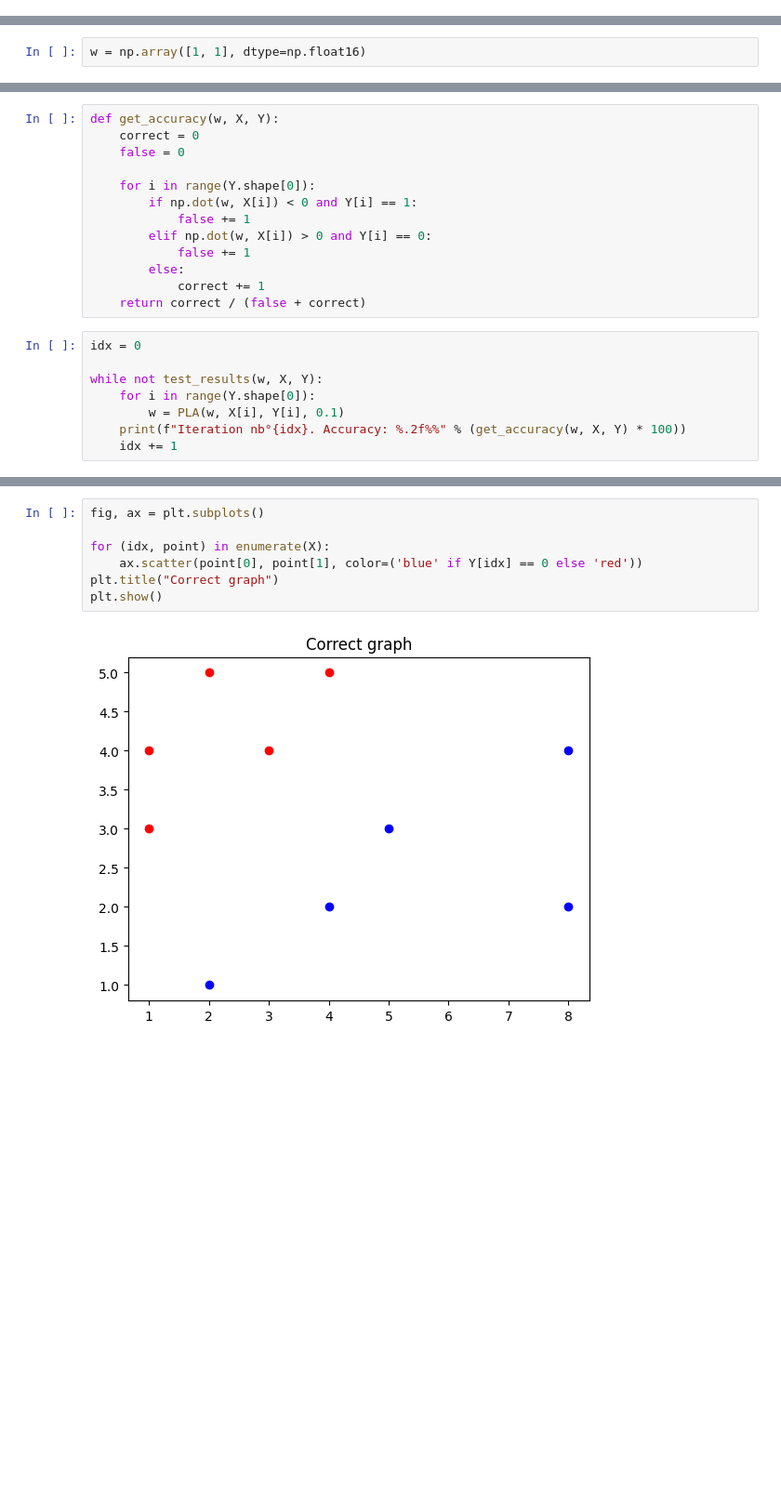
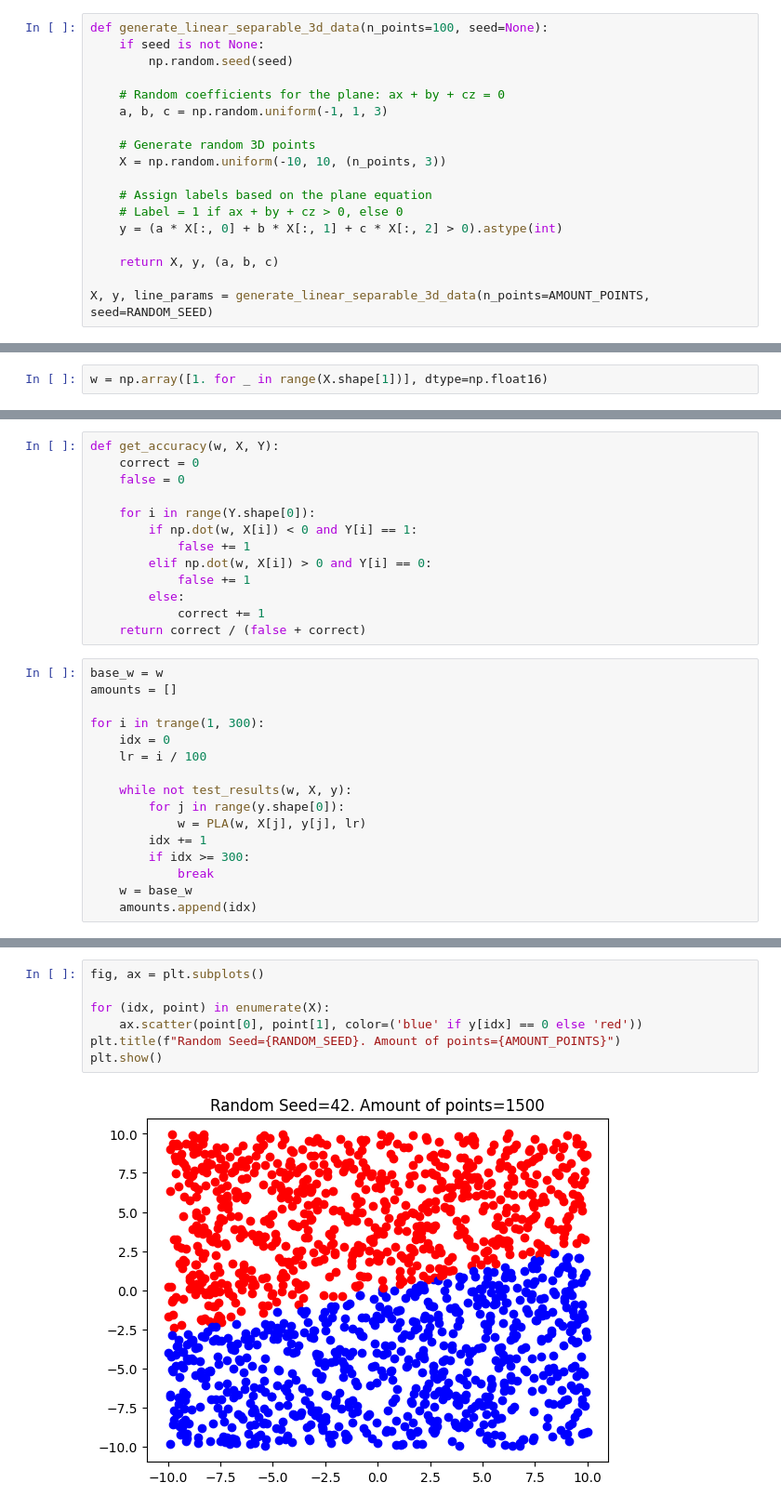
Before and after one commit to martonroux/perceptron-project, a Jupyter notebook: first_test.ipynb, the cells around one changed output, grey strips where cells are left out. Shown at 93% size. Drawn from its saved outputs; the diff is of its cells as text; blank space fills up the shorter version.

```diff
--- a/first_test.ipynb
+++ b/first_test.ipynb
@@ -19,0 +38,18 @@ Y = np.array([0, 0, 0, 0, 0, 1, 1, 1, 1, 1])
+# %%
+def generate_linear_separable_3d_data(n_points=100, seed=None):
+    if seed is not None:
+        np.random.seed(seed)
+
+    # Random coefficients for the plane: ax + by + cz = 0
+    a, b, c = np.random.uniform(-1, 1, 3)
+
+    # Generate random 3D points
+    X = np.random.uniform(-10, 10, (n_points, 3))
+
+    # Assign labels based on the plane equation
+    # Label = 1 if ax + by + cz > 0, else 0
+    y = (a * X[:, 0] + b * X[:, 1] + c * X[:, 2] > 0).astype(int)
+
+    return X, y, (a, b, c)
+
+X, y, line_params = generate_linear_separable_3d_data(n_points=AMOUNT_POINTS, seed=RANDOM_SEED)
@@ -20,5 +60,5 @@ Y = np.array([0, 0, 0, 0, 0, 1, 1, 1, 1, 1])
 # %%
-w = np.array([1, 1], dtype=np.float16)
+w = np.array([1. for _ in range(X.shape[1])], dtype=np.float16)
 # %%
 def test_results(w, X, Y):
     for i in range(Y.shape[0]):
@@ -41,10 +81,18 @@ def get_accuracy(w, X, Y):
             correct += 1
     return correct / (false + correct)
 # %%
-idx = 0
+base_w = w
+amounts = []
 
-while not test_results(w, X, Y):
-    for i in range(Y.shape[0]):
-        w = PLA(w, X[i], Y[i], 0.1)
-    print(f"Iteration nb°{idx}. Accuracy: %.2f%%" % (get_accuracy(w, X, Y) * 100))
-    idx += 1
+for i in trange(1, 300):
+    idx = 0
+    lr = i / 100
+
+    while not test_results(w, X, y):
+        for j in range(y.shape[0]):
+            w = PLA(w, X[j], y[j], lr)
+        idx += 1
+        if idx >= 300:
+            break
+    w = base_w
+    amounts.append(idx)
@@ -54,9 +107,9 @@ Iteration nb°1. Accuracy: 100.00%
 # %%
 fig, ax = plt.subplots()
 
 for (idx, point) in enumerate(X):
-    ax.scatter(point[0], point[1], color=('blue' if Y[idx] == 0 else 'red'))
-plt.title("Correct graph")
+    ax.scatter(point[0], point[1], color=('blue' if y[idx] == 0 else 'red'))
+plt.title(f"Random Seed={RANDOM_SEED}. Amount of points={AMOUNT_POINTS}")
 plt.show()
 # %% [output]
-[figure, old version]
+[figure, new version]
```
Also changed, not shown: parts of 9 cells of this notebook.
